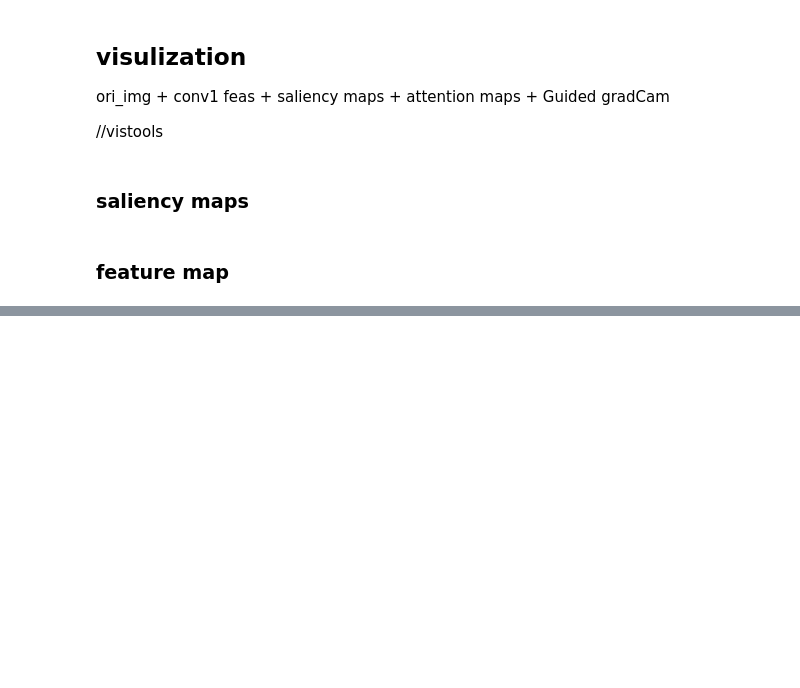
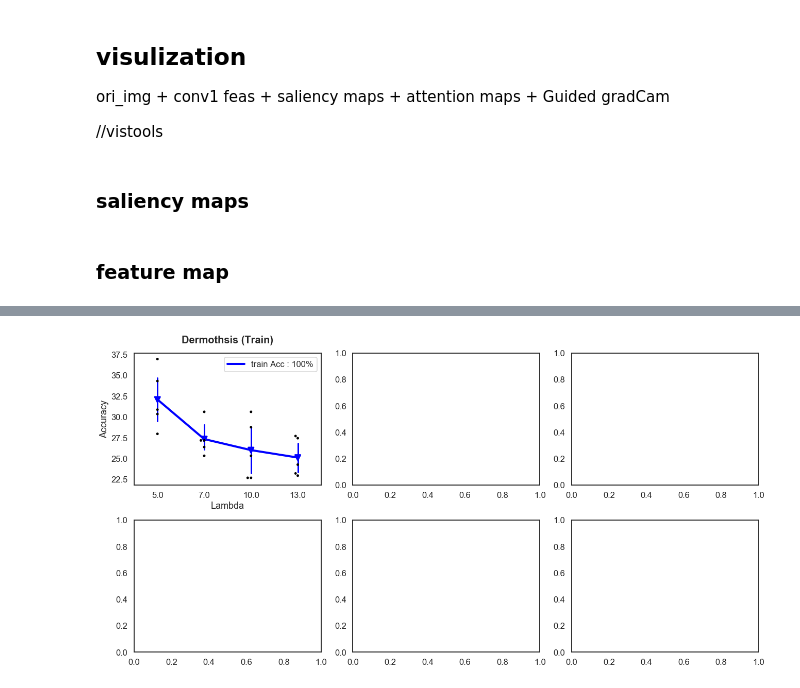
Before and after one commit to selous123/libadver, a Jupyter notebook: examples/IPIM-AttnModel/attack.ipynb, the cells around one changed output, grey strips where cells are left out. Cells and saved outputs as stored; diff of their text form; code cells hidden in the pictures; blank space fills up the shorter version.

```diff
--- a/examples/IPIM-AttnModel/attack.ipynb
+++ b/examples/IPIM-AttnModel/attack.ipynb
@@ -600,0 +627,45 @@ ax
+# %%
+import seaborn as sns
+import numpy as np
+sns.set(style="white")
+sns.axes_style('white')
+sns.set_context("talk")
+#sns.set_style("ticks", {"xtick.major.size": 18, "ytick.major.size": 8})
+tips = sns.load_dataset("tips")
+import matplotlib
+import matplotlib.pyplot as plt
+fig, axs = plt.subplots(2,3,figsize=(18,9),constrained_layout=True)
+axs = axs.flatten()
+
+matplotlib.rc('axes',titlesize=18)
+matplotlib.rc('axes', labelsize=18)
+matplotlib.rc('xtick',labelsize=18)
+matplotlib.rc('ytick',labelsize=18)
+
+ax = axs[0]
+import pandas
+data_df = pandas.read_csv("test.csv")
+x = np.array([5.0,7.0,10.0,13.0])
+data = np.array([32.0844,27.3352,26.0158,25.1186])
+#print(data_df)
+g1 = sns.swarmplot(x="lambda", y="acc", data=data_df,color="black",ax=ax)
+#print(tips)
+#g1 = sns.pointplot(x,data, color="red", markers="v",ax=ax,label = "train")
+g1 = sns.pointplot(x="lambda", y="acc", data=data_df, color="blue",ax=ax, markers="v",errwidth=3.0)
+#g = sns.catplot(x="lambda", y="acc", data=data_df,color="red",ax=ax)
+#g2 = sns.swarmplot(x="lambda", y="acc", data=data_df,color="blue",ax=ax)
+#g2 = sns.pointplot(x="lambda", y="acc", data=data_df, color="blue",ax=ax, markers="v",errwidth=3.0)
+
+g1.set_xticklabels(x)
+#ax.set_xticks(x)
+#ax.set_yticks([20.0,25.0,30.0,35.5])
+ax.set_xlabel('Lambda')
+ax.set_ylabel('Accuracy')
+ax.legend(labels=["train Acc : 100%"])
+
+#ax.tick_params(direction='in')
+ax.set_title("Dermothsis (Train)", y=1.05,fontweight='bold', fontsize=20)
+name = "sample.pdf"
+fig.savefig(name,format='pdf', bbox_inches='tight', pad_inches = 0)
+# %% [output]
+[figure, added]
```
Also changed, not shown: parts of 3 cells of this notebook, 1 other file.
